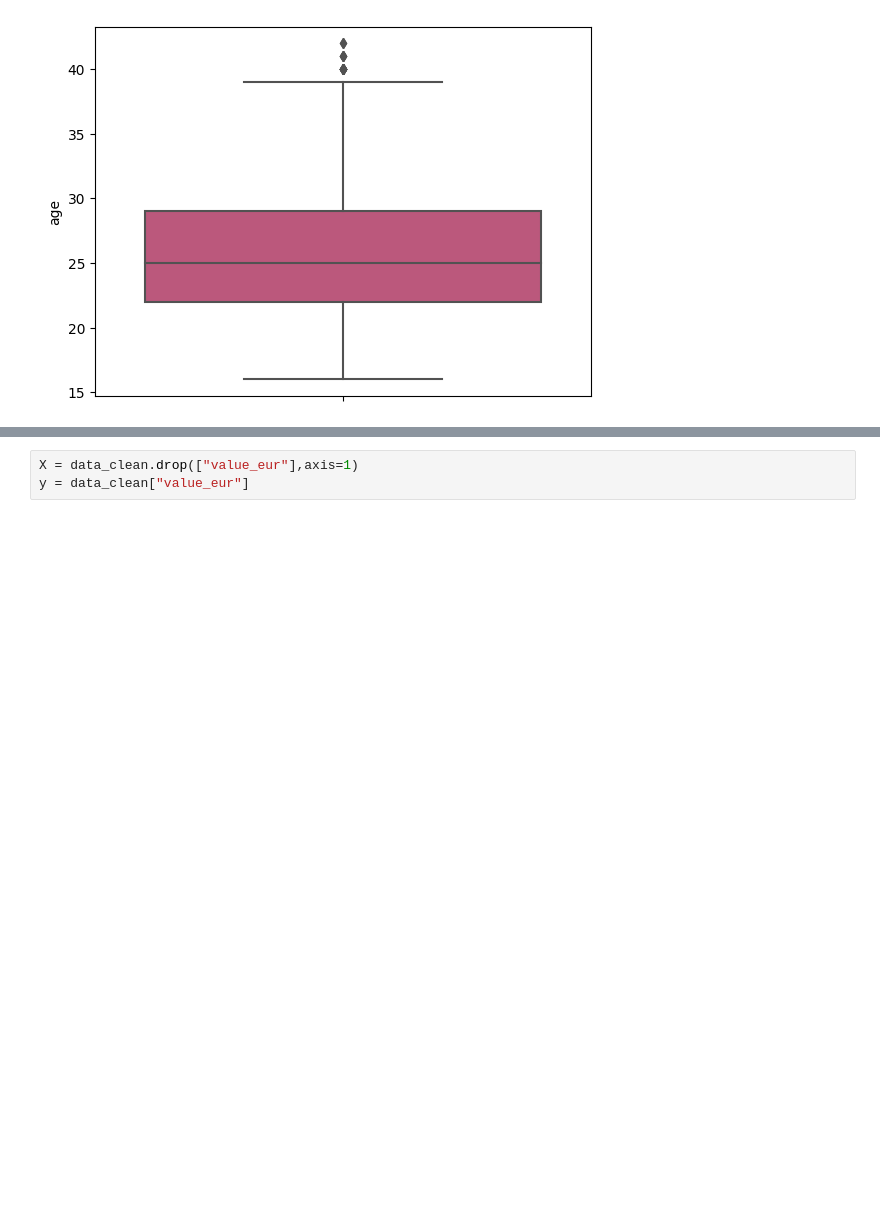
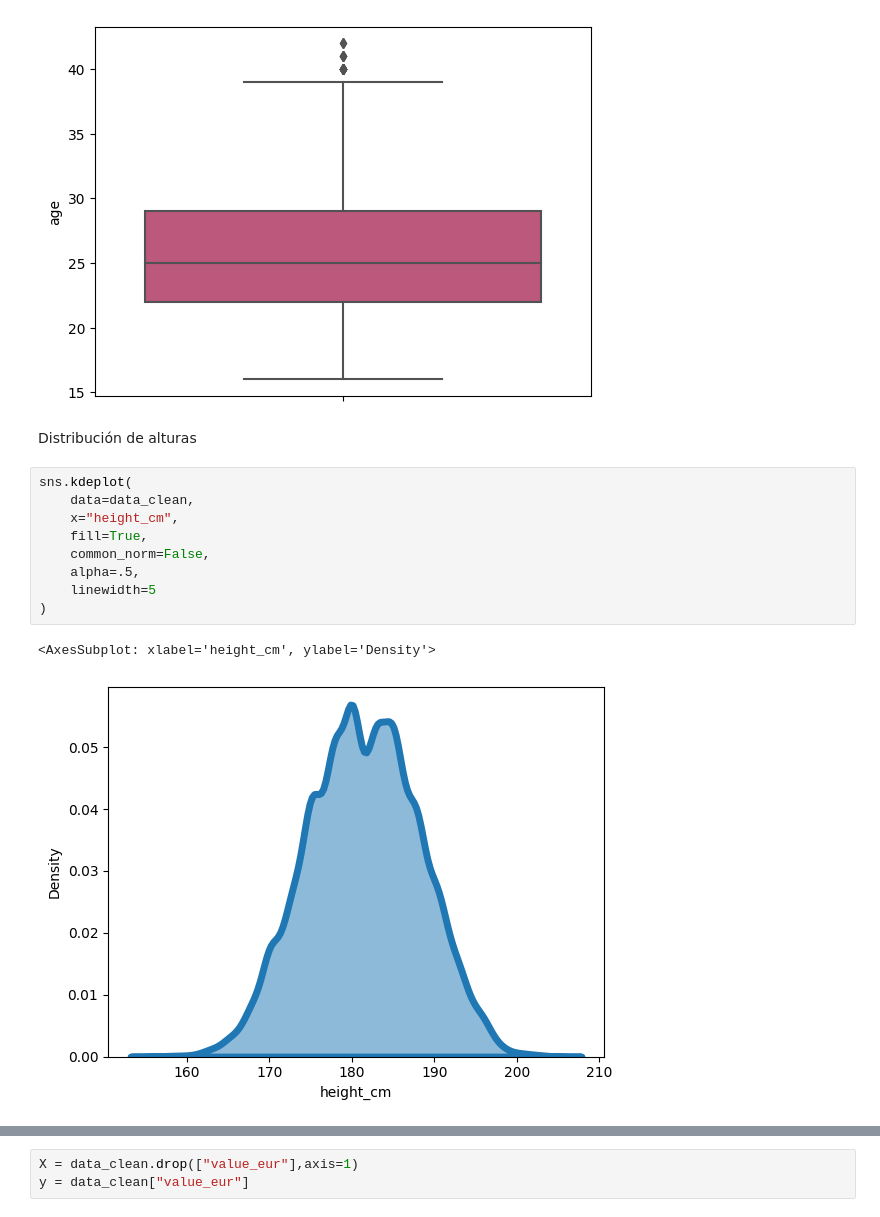
Before and after one commit to LuisBDev/FIFA-22-Player-Price-Prediction, a Jupyter notebook: Challenge1BalarezoLuis.ipynb, the cells around one changed output, grey strips where cells are left out. Drawn from its saved outputs; the diff is of its cells as text; blank space fills up the shorter version.

```diff
--- a/Challenge1BalarezoLuis.ipynb
+++ b/Challenge1BalarezoLuis.ipynb
@@ -211,3 +215,17 @@ sns.boxplot(data=data_clean,y="age",palette="plasma")
 # %% [output]
 <AxesSubplot: ylabel='age'>
 [figure]
+# %% [markdown]
+Distribución de alturas
+# %%
+sns.kdeplot(
+    data=data_clean,
+    x="height_cm",
+    fill=True,
+    common_norm=False,
+    alpha=.5,
+    linewidth=5
+)
+# %% [output]
+<AxesSubplot: xlabel='height_cm', ylabel='Density'>
+[figure, added]
```
Also changed, not shown: parts of 10 cells of this notebook.
